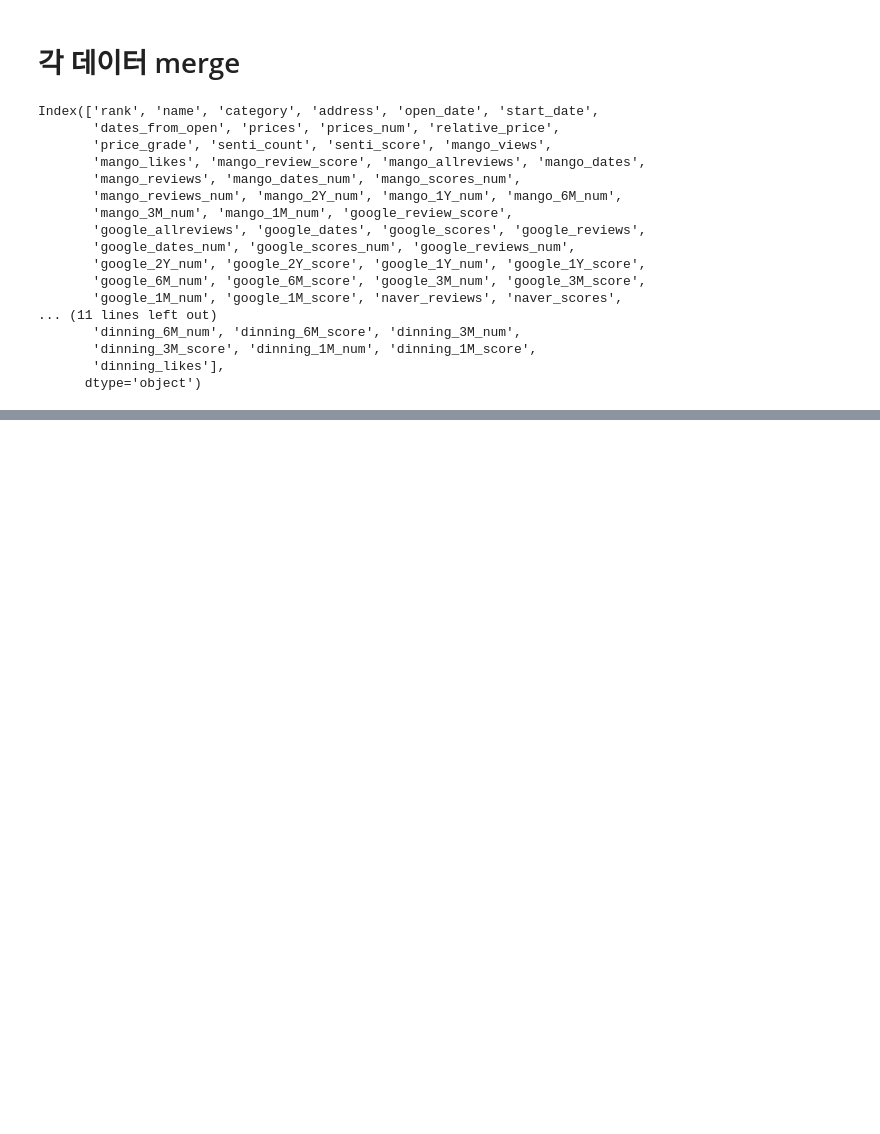
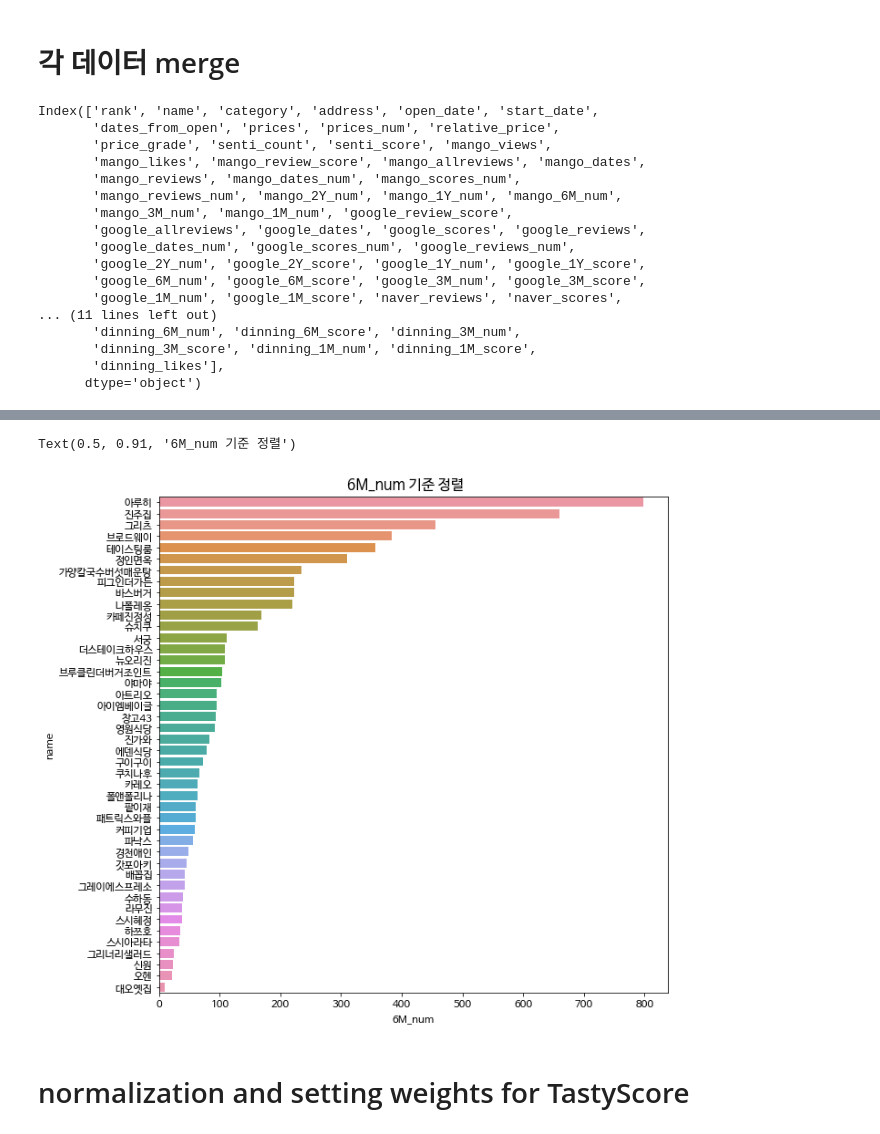
Before and after one commit to Edwardkim0/RealTastySpot, a Jupyter notebook: code/data_preprocessing.ipynb, the cells around one changed output, grey strips where cells are left out. Drawn from its saved outputs; the diff is of its cells as text; code cells hidden in the pictures; blank space fills up the shorter version.

```diff
--- a/code/data_preprocessing.ipynb
+++ b/code/data_preprocessing.ipynb
@@ -486,0 +673,10 @@ Index(['rank', 'name', 'category', 'address', 'open_date', 'start_date',
+# %%
+temp_ = merge_final3.sort_values('6M_num', ascending=False)
+fig = plt.figure(figsize=(10,10))
+ax = sns.barplot(temp_['6M_num'], temp_['name'])
+fig.suptitle('6M_num 기준 정렬', y=0.91, fontsize=16)
+# %% [output]
+Text(0.5, 0.91, '6M_num 기준 정렬')
+[figure, added]
+# %% [markdown]
+# normalization and setting weights for TastyScore
```
Also changed, not shown: parts of 62 cells of this notebook, 14 other files.
